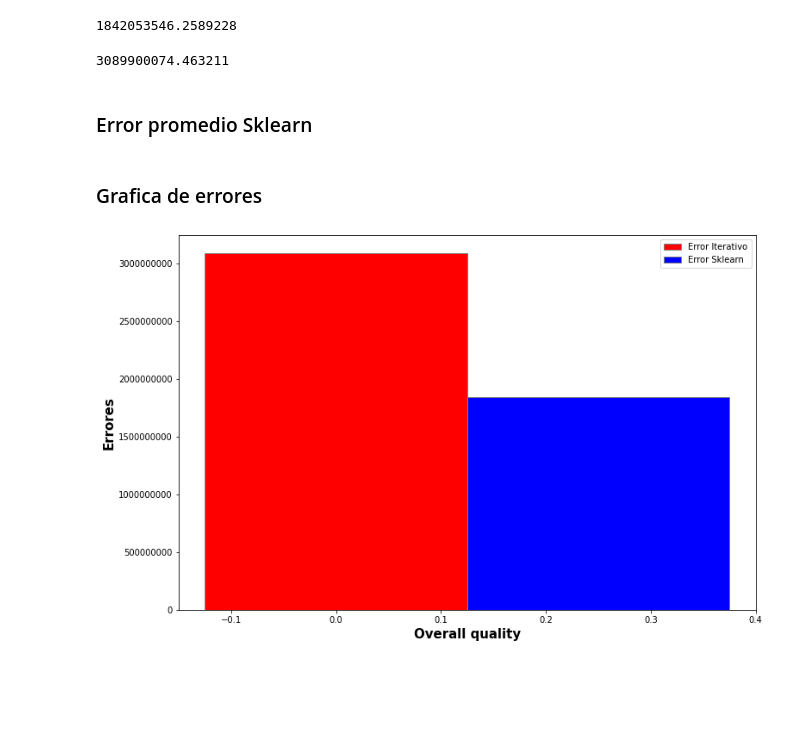
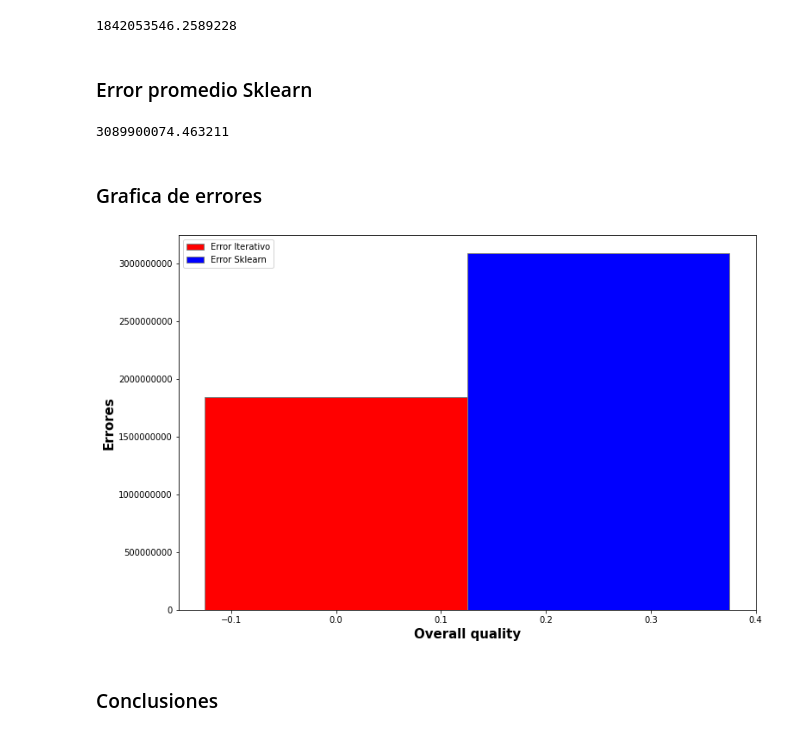
Before and after one commit to normanaspx/modelo_predictivo_univariable, a Jupyter notebook: ProyectoFinal.ipynb, the cells around one changed output. Cells and saved outputs as stored; diff of their text form; code cells hidden in the pictures; blank space fills up the shorter version.

Commit message:
Se arreglo grafica de error

```diff
--- a/ProyectoFinal.ipynb
+++ b/ProyectoFinal.ipynb
@@ -329,6 +351,6 @@ y = np.array(sales_price_test, dtype=float)
 EPOCHS = 8000
 ERROR_CADA = 1
 learning_rate = 0.0001
-(dic, errores, yhat) = linear_regresion(x,y,EPOCHS, ERROR_CADA, learning_rate)
-error_promedio =  np.mean(errores)
+(dic_train, errores_train, yhat_train) = linear_regresion(x,y,EPOCHS, ERROR_CADA, learning_rate)
+error_promedio_iterativo =  np.mean(errores_train)
 # %%
@@ -336,38 +358,37 @@ print(error_promedio)
 # %% [output]
 1842053546.2589228
-# %%
-print(metrics.mean_squared_error(yhat, sales_price_test))
-error = np.power((y-yhat),2)/2
-average_error = np.mean(error)
-# %% [output]
-3089900074.463211
 # %% [markdown]
 ### Error promedio Sklearn
 # %%
 from sklearn.metrics import mean_squared_error
-j = mean_squared_error(y, yhat)
+error_promedio_sklearn = mean_squared_error(y, yhat)
+print(error_promedio_sklearn)
+# %% [output]
+3089900074.463211
 # %% [markdown]
 ### Grafica de errores
 # %%
 # set width of bar
 barWidth = 0.25
 fig = plt.subplots(figsize =(12, 8))
 IT = [1]
 br1 = np.arange(len(IT))
 br2 = [x + barWidth for x in br1]
 br3 = [x + barWidth for x in br2]
 
 # Make the plot
-plt.bar(br1, j, color ='r', width = barWidth,
+plt.bar(br1, error_promedio_iterativo, color ='r', width = barWidth,
         edgecolor ='grey', label ='Error Iterativo')
-plt.bar(br2, error_promedio, color ='b', width = barWidth,
+plt.bar(br2, error_promedio_sklearn, color ='b', width = barWidth,
         edgecolor ='grey', label ='Error Sklearn')
 plt.ticklabel_format(style='plain')
 # Adding Xticks
 plt.xlabel('Overall quality', fontweight ='bold', fontsize = 15)
 plt.ylabel('Errores', fontweight ='bold', fontsize = 15)
 
 plt.legend()
 plt.show()
 # %% [output]
-[figure, old version]
+[figure, new version]
+# %% [markdown]
+### Conclusiones
```
Also changed, not shown: parts of 6 cells of this notebook.
